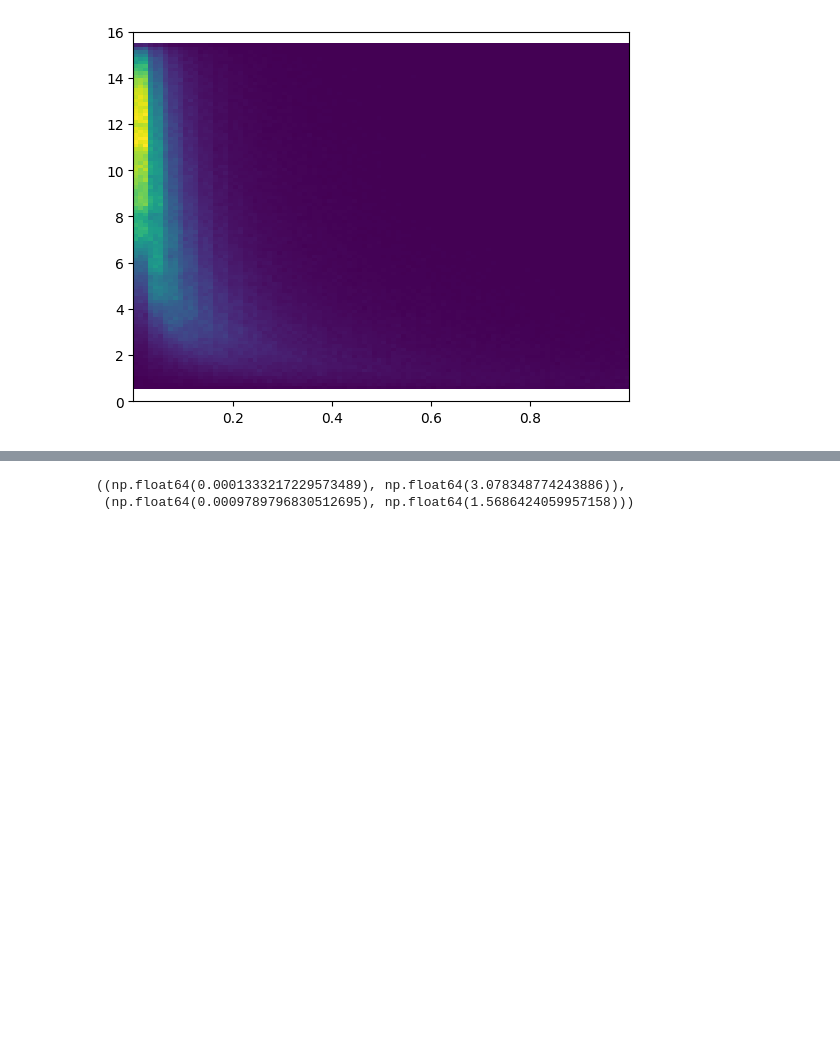
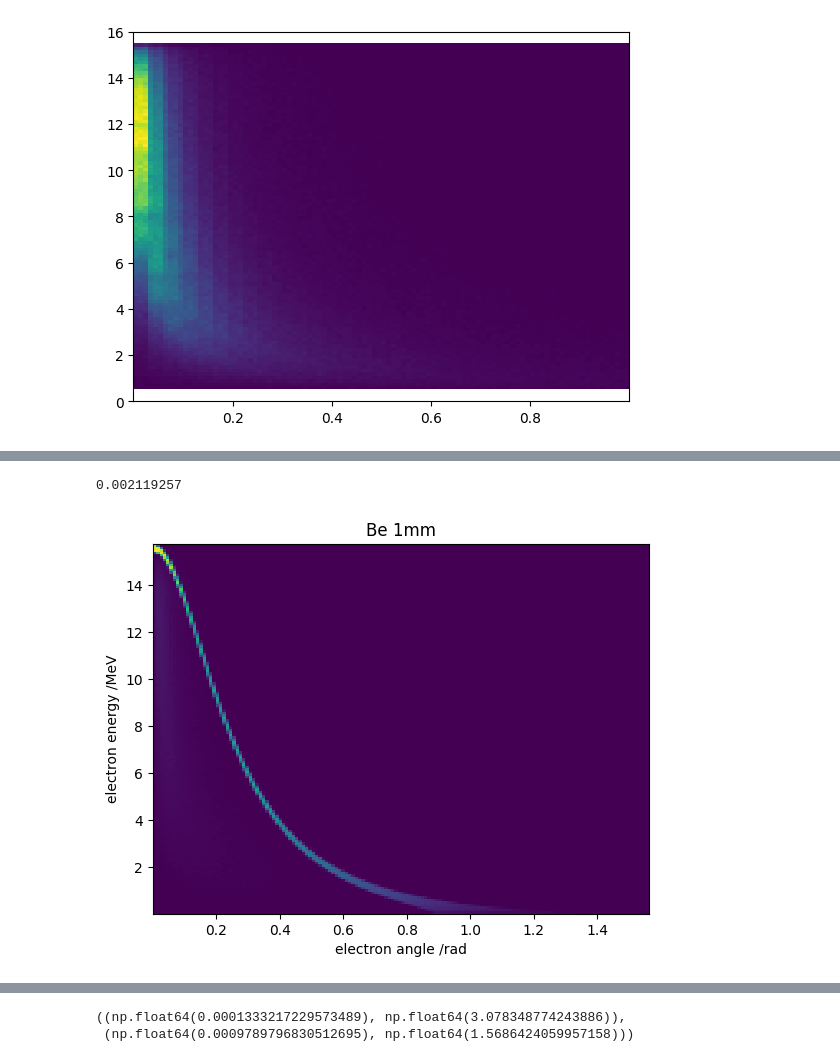
Before and after one commit to SciDev5/magnetic_recoil_spectrometer_tools, a Jupyter notebook: montecarlo_0.ipynb, the cells around one changed output, grey strips where cells are left out. Saved outputs shown, nothing was run; the diff lists cells and outputs as text; code cells hidden in the pictures; blank space fills up the shorter version.

Commit message:
implement and test full monte-carlo foil/aperture setup

```diff
--- a/montecarlo_0.ipynb
+++ b/montecarlo_0.ipynb
@@ -731,0 +780,52 @@ elec_energy.size
+# %%
+Z = 4
+be_number_density = 1.85e6 / 9.0121831 * mol
+
+
+with open("./edata_be.txt", "r") as srem:
+    be_srem = np.array(
+        [[float(y) for y in x.split(" ")[:2]] for x in srem.readlines()[9:]]
+    )
+    be_srem[:, 0] *= MeV  #  MeV  ->  J
+    be_srem[:, 1] *= 1.85 * 100 * MeV  #  MeV g / cm^3  ->  J / m
+    be_srem: SRXMData = be_srem[:, 0], be_srem[:, 1]
+
+
+be_crosssection_compton = gen_cross_section_compton(
+    be_number_density * Z, np.linspace(15, 17, 3) * MeV, np.linspace(0.0, np.pi, 1000)
+)
+
+be_crosssection_pairproduction = gen_cross_section_pairproduction(
+    be_number_density,
+    load_pairproduction_cross_section("be_crosssection_pairproduction.npz"),
+)
+
+
+be_foil: Foil = be_srem, [
+    be_crosssection_compton,
+    be_crosssection_pairproduction,
+    # cross_section_test,
+]
+
+N = 1_000_000_000
+elec_angle, elec_energy = foil_trace(
+    # n_steps=1000,
+    n_rays_incident=N,
+    n_srxm_steps=100,
+    phot_energy_in=16 * MeV,
+    foil_properties=be_foil,
+    foil_depth=1 * millimeter,
+)
+
+# plt.scatter(elec_angle, elec_energy / MeV, s=1)
+plt.hist2d(elec_angle, elec_energy / MeV, bins=150)
+plt.title("Be 1mm")
+plt.xlabel("electron angle /rad")
+plt.ylabel("electron energy /MeV")
+# plt.xlim(-0.1,np.pi)
+# plt.ylim(0,17)
+# elec_angle[:1000]
+elec_energy.size / N
+# %% [output]
+0.002119257
+[figure, added]
```
Also changed, not shown: parts of 19 cells of this notebook, 7 other files.
